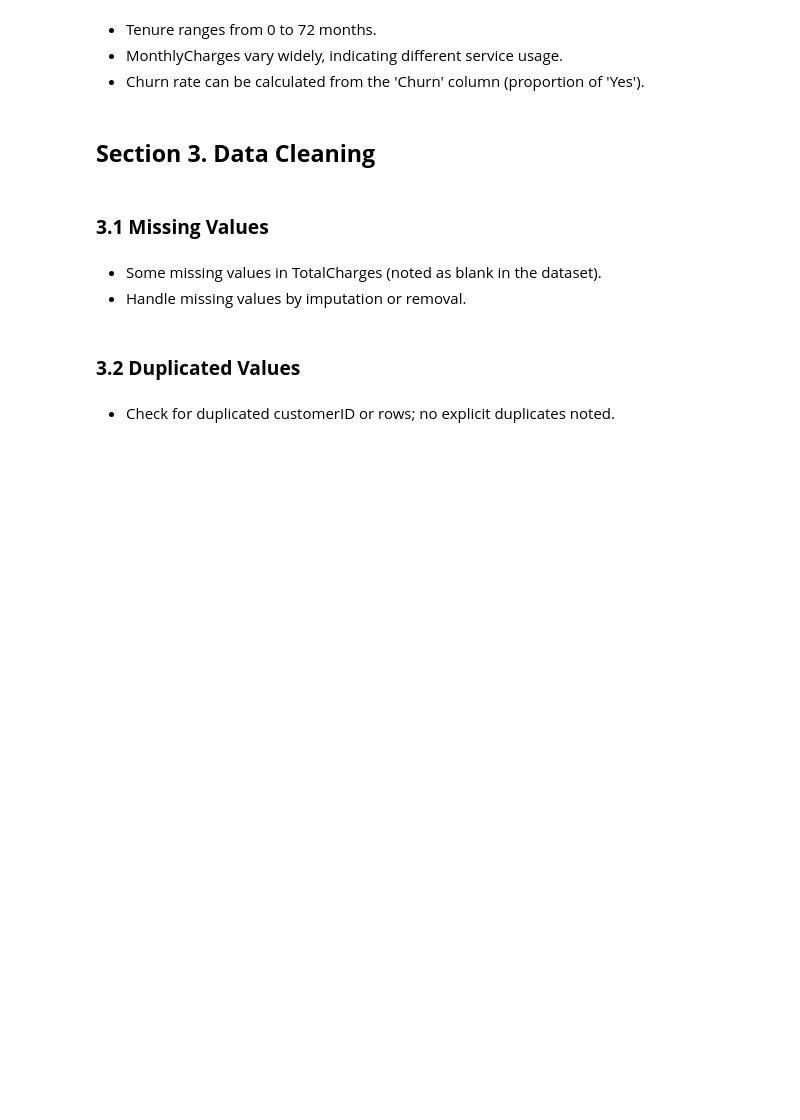
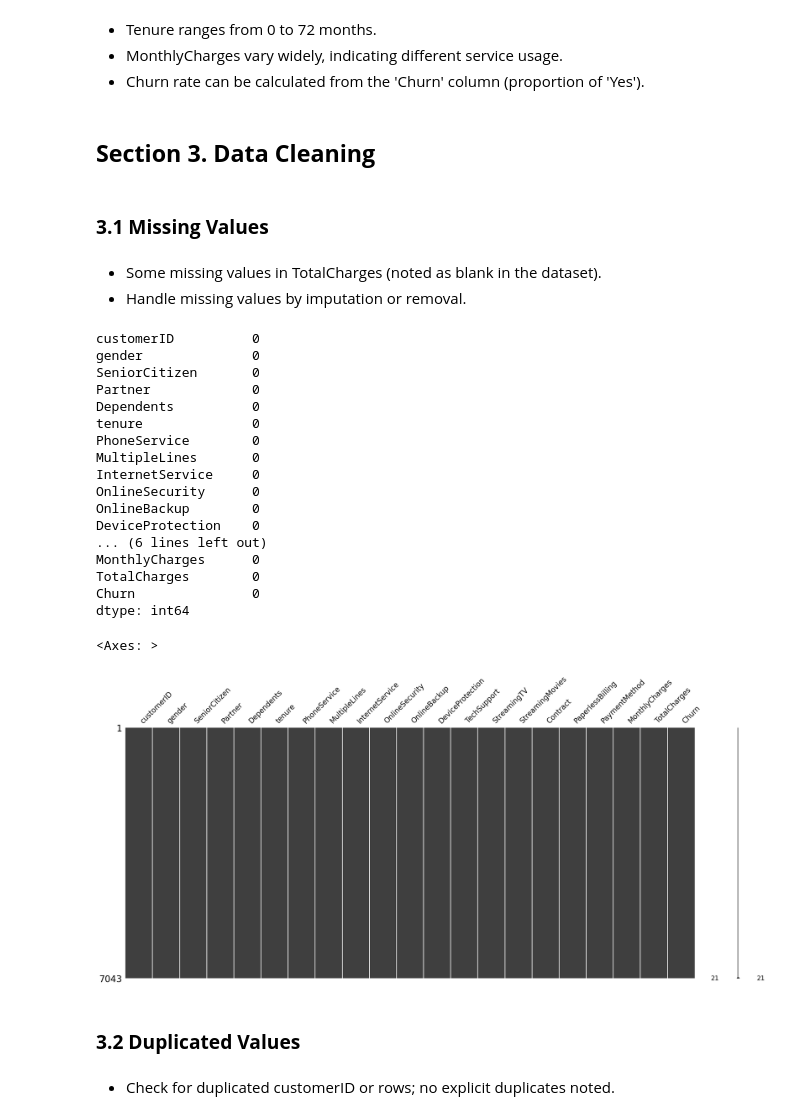
Before and after one commit to hansdarmawann/telco-churn, a Jupyter notebook: notebooks/1.0-hdr-inital-notebook.ipynb, the cells around one changed output. Saved outputs shown, nothing was run; the diff lists cells and outputs as text; code cells hidden in the pictures; blank space fills up the shorter version.

```diff
--- a/notebooks/1.0-hdr-inital-notebook.ipynb
+++ b/notebooks/1.0-hdr-inital-notebook.ipynb
@@ -47,3 +47,11 @@ The dataset contains customer information from a telecom company including demog
 # %% [markdown]
 - Dataset contains customer records with attributes related to demographics, services, contracts, billing, and churn.
 - Target variable: Churn (Yes/No).
+# %%
+import pandas as pd
+
+real_df = pd.read_csv(r'C:\Users\User\Documents\Purwadhika\JCDS 2602\Capstone Project\telco-churn\data\raw\data.csv')
+df = real_df.copy()
+
+print(df.info())
+display(df.head())
@@ -86,6 +139,31 @@ The dataset contains customer information from a telecom company including demog
 # %% [markdown]
 - Some missing values in TotalCharges (noted as blank in the dataset).
 - Handle missing values by imputation or removal.
+# %%
+import missingno as msno
+
+print(df.isnull().sum())
+msno.matrix(df)
+# %% [output]
+customerID          0
+gender              0
+SeniorCitizen       0
+Partner             0
+Dependents          0
+tenure              0
+PhoneService        0
+MultipleLines       0
+InternetService     0
+OnlineSecurity      0
+OnlineBackup        0
+DeviceProtection    0
+... (6 lines left out)
+MonthlyCharges      0
+TotalCharges        0
+Churn               0
+dtype: int64
+<Axes: >
+[figure, added]
 # %% [markdown]
 ### **3.2 Duplicated Values**
 # %% [markdown]
```
Also changed, not shown: parts of 7 cells of this notebook.
